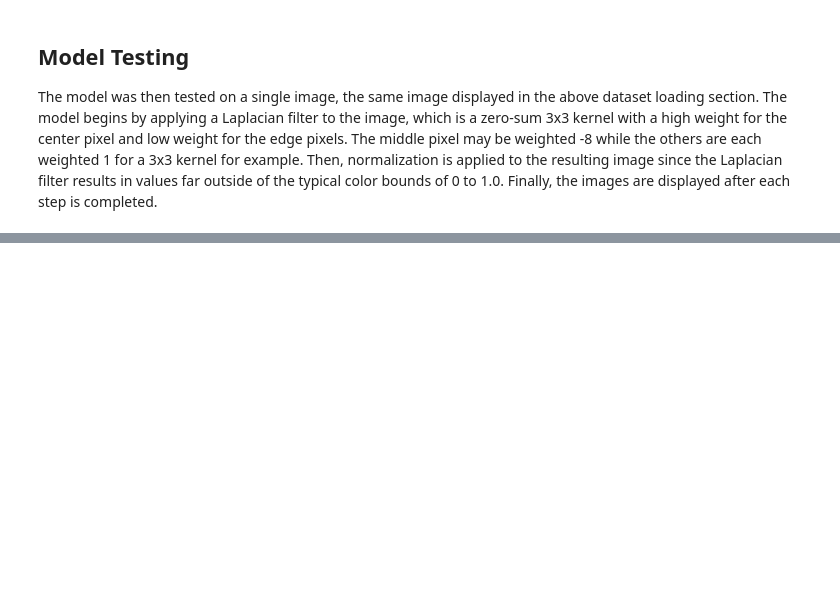
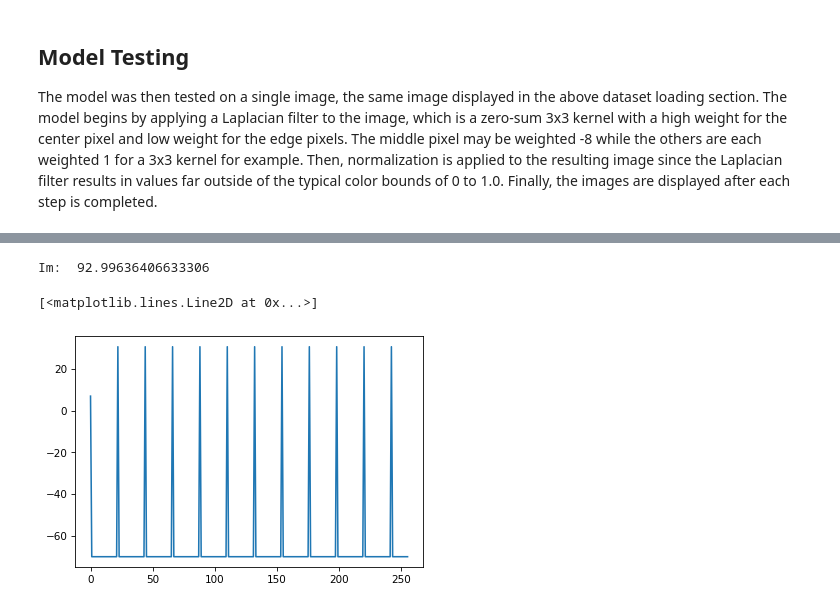
Before and after one commit to gradybos/bipolar-cell-simulation, a Jupyter notebook: display.ipynb, the cells around one changed output, grey strips where cells are left out. Cells and saved outputs as stored; diff of their text form; code cells hidden in the pictures; blank space fills up the shorter version.

```diff
--- a/display.ipynb
+++ b/display.ipynb
@@ -73,0 +101,36 @@ ax[1][1].axis('off')
+# %%
+neuron = System (e_l = 7,
+                g_l = 0.1,
+                v_thresh = 40,
+                v_reset = -70,
+                t_ref = 20)
+
+def update_voltage(v_m, i_m, neuron):
+  delta_v_m = neuron.g_l*(neuron.e_l - v_m) + i_m
+  new_v_m = v_m + delta_v_m
+  return new_v_m
+
+def run_simulation(neuron, update, i_m):
+  neuron_data = TimeSeries()
+  time_steps = 255
+  neuron_data[0] = neuron.e_l
+  wait_t = 0
+  for t in range(time_steps):
+    if wait_t <= 0:
+      new_v_m = update(neuron_data[t], i_m, neuron)
+      if new_v_m >= neuron.v_thresh:
+        new_v_m = neuron.v_reset
+        wait_t = neuron.t_ref
+    else:
+      wait_t -= 1
+    neuron_data[t+1] = new_v_m
+  return neuron_data
+
+i_m = downsampled.max()
+print("Im: ", i_m)
+results = run_simulation(neuron, update_voltage, i_m)
+plt.plot(results)
+# %% [output]
+Im:  92.99636406633306
+[<matplotlib.lines.Line2D at 0x...>]
+[figure, added]
```
Also changed, not shown: parts of 4 cells of this notebook, 2 other files.
